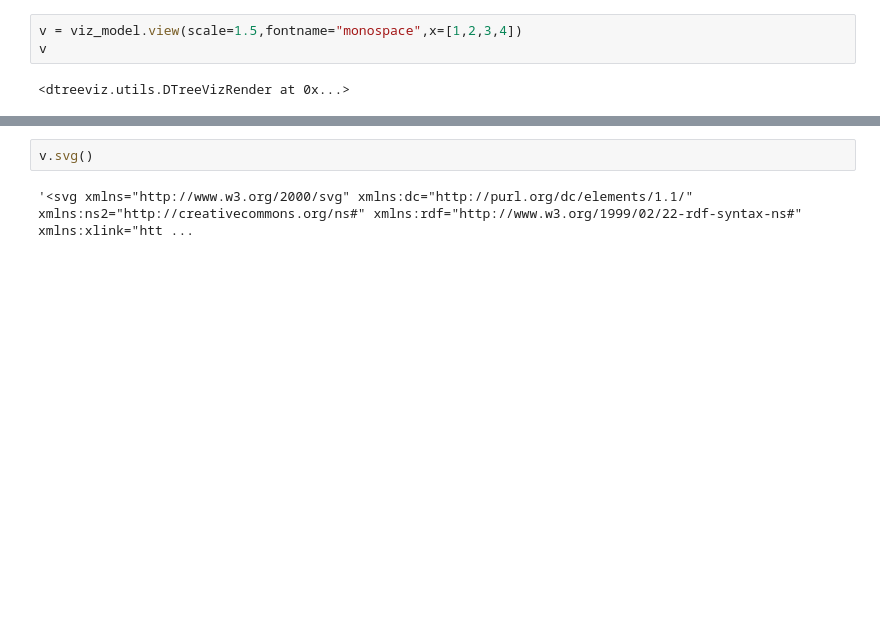
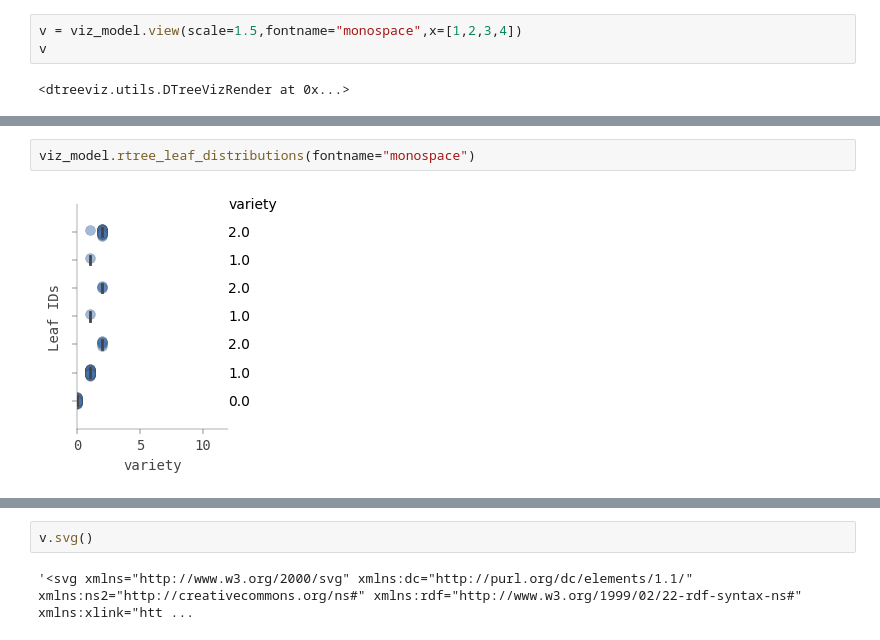
Before and after one commit to eritsi/dash_or_streamlit, a Jupyter notebook: sample_dtreeviz.ipynb, the cells around one changed output, grey strips where cells are left out. Drawn from its saved outputs; the diff is of its cells as text; blank space fills up the shorter version.

```diff
--- a/sample_dtreeviz.ipynb
+++ b/sample_dtreeviz.ipynb
@@ -65,0 +66,4 @@ v.dot
+# %%
+viz_model.rtree_leaf_distributions(fontname="monospace")
+# %% [output]
+[figure, added]
```
Also changed, not shown: parts of 6 cells of this notebook, 13 other files.
